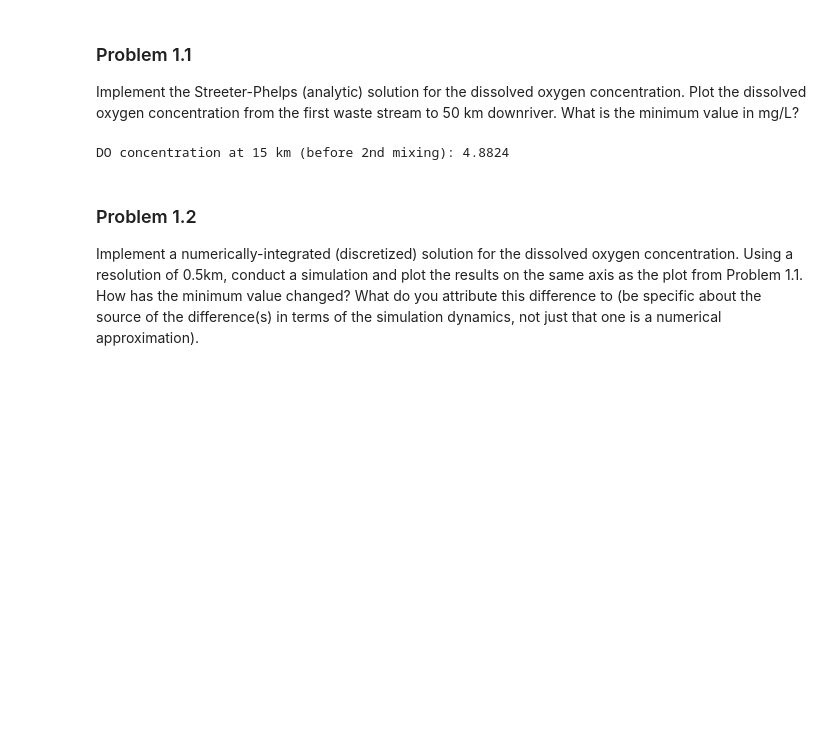
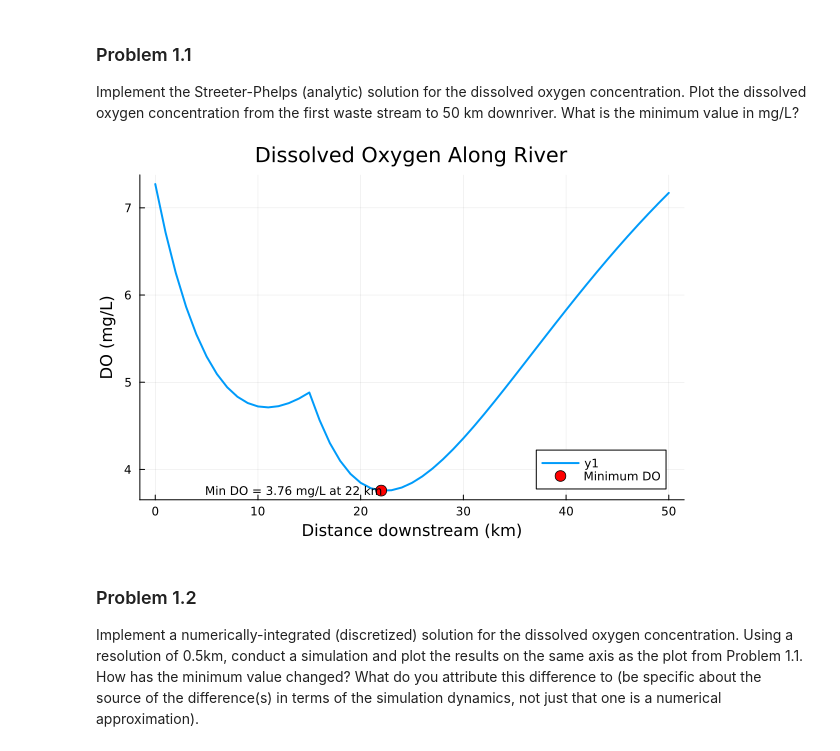
Before and after one commit to BEE4750-FA25/hw3-sarah-nathan-1, a Jupyter notebook: hw03.ipynb, the cells around one changed output. Saved outputs shown, nothing was run; the diff lists cells and outputs as text; code cells hidden in the pictures; blank space fills up the shorter version.

```diff
--- a/hw03.ipynb
+++ b/hw03.ipynb
@@ -80,40 +80,72 @@ Q1 = 10000      # Waste stream 1 (m^3/d)
 Q2 = 15000      # Waste stream 2 (m^3/d)
 
 DOr = 7.5       # DO concentration in river inflow (mg/L)
 DO1 = 5         # DO concentration in waste stream 1 (mg/L)
 DO2 = 5         # DO concentration in waste stream 2 (mg/L)
 
 CBODr = 5       # CBOD concentration in river inflow (mg/L)
 CBOD1 = 50      # CBOD concentration in waste stream 1 (mg/L)
 CBOD2 = 45      # CBOD concentration in waste stream 2 (mg/L)
 
 NBODr = 5       # NBOD concentration in river inflow (mg/L)
 NBOD1 = 35      # NBOD concentration in waste stream 1 (mg/L)
 NBOD2 = 35      # NBOD concentration in waste stream 2 (mg/L)
 
 # Mixing at point 1
 DO_0 = (Qr*DOr + Q1*DO1)  / (Qr+Q1)
 CBOD_0 = (Qr*CBODr + Q1*CBOD1)  / (Qr+Q1)
 NBOD_0 = (Qr*NBODr + Q1*NBOD1)  / (Qr+Q1)
+Q_mix = Qr + Q1
 
 function decay(x,U,C0,B0,N0)
     # x = distance d km downstream
     a1 = exp(-ka*x/U)
     a2 = ((kc/(ka-kc)) * (exp(-kc*x/U) - exp(-ka*x/U)))
     a3 = ((kn/(ka-kn)) * (exp(-kn*x/U) - exp(-ka*x/U)))
     Cx = Cs*(1-a1) + C0*a1 - B0*a2 - N0*a3
     return Cx                                               # DO concentration at distance x
 end
 
-println("DO concentration at 15 km (before 2nd mixing): ",
-round(decay(15,v,DO_0,CBOD_0,NBOD_0); sigdigits=5))
+# Values at 15 km before mixing
+DO_first = decay(15, v, DO_0, CBOD_0, NBOD_0)
+CBOD_first = CBOD_0 * exp(-kc * 15 / v)
+NBOD_first  = NBOD_0  * exp(-kn * 15 / v)
 
-# Mixing at point 2
-DO_1 = (Qr*DOr + Q1*DO1)  / (Qr+Q1)
-CBOD_1 = (Qr*CBODr + Q1*CBOD1)  / (Qr+Q1)
-NBOD_1 = (Qr*NBODr + Q1*NBOD1)  / (Qr+Q1)
+# Mixing with wastewater stream 2
+DO_1 = (Q_mix*DO_first + Q2*DO2)  / (Q_mix + Q2)
+NBOD_1 = (Q_mix*NBOD_first + Q2*NBOD2)  / (Q_mix + Q2)
+CBOD_1 = (Q_mix*CBOD_first + Q2*CBOD2)  / (Q_mix + Q2)
+
+# Plot for 0 to 50 km
+xs = 0:1:50
+DO_vals = Float64[]
+
+for i in xs
+    if i <= 15
+        push!(DO_vals, decay(i, v, DO_0, CBOD_0, NBOD_0))
+    else
+        push!(DO_vals, decay(i - 15, v, DO_1, CBOD_1, NBOD_1))
+    end
+end
+
+# plot the DO profile
+plot(xs, DO_vals,
+     xlabel="Distance downstream (km)",
+     ylabel="DO (mg/L)",
+     title="Dissolved Oxygen Along River",
+     lw=2)
+
+# Identify and plot minimum DO
+min_DO, index = findmin(DO_vals)
+min_x = xs[index]
+scatter!([min_x], [min_DO],
+         color=:red,
+         markersize=:6,
+         label="Minimum DO")
+
+annotate!([(min_x, min_DO, text("Min DO = $(round(min_DO, digits=2)) mg/L at $(min_x) km", :right, 8))])
 # %% [output]
-DO concentration at 15 km (before 2nd mixing): 4.8824
+[figure, added]
 # %% [markdown]
 ### Problem 1.2
 
```
